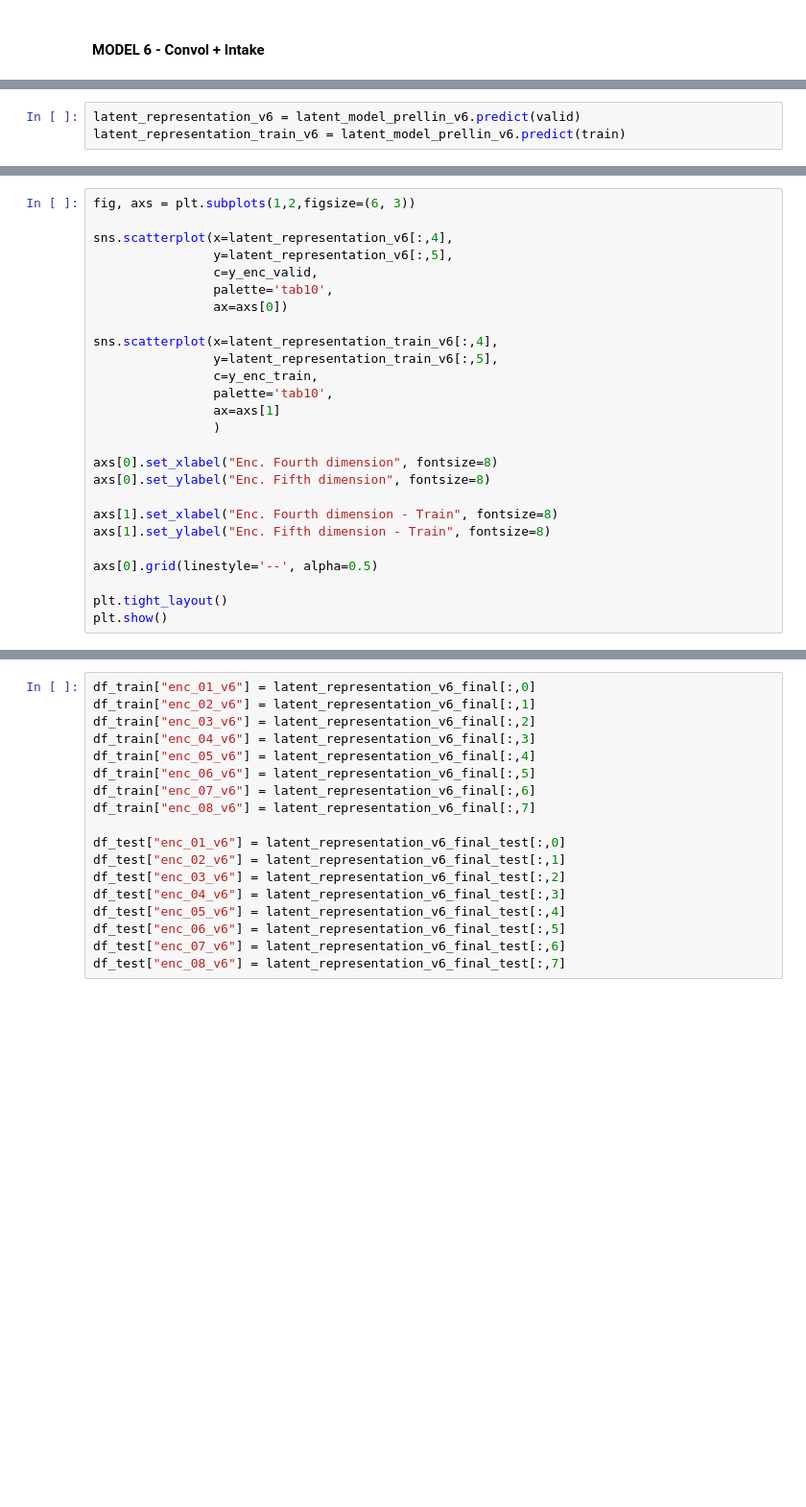
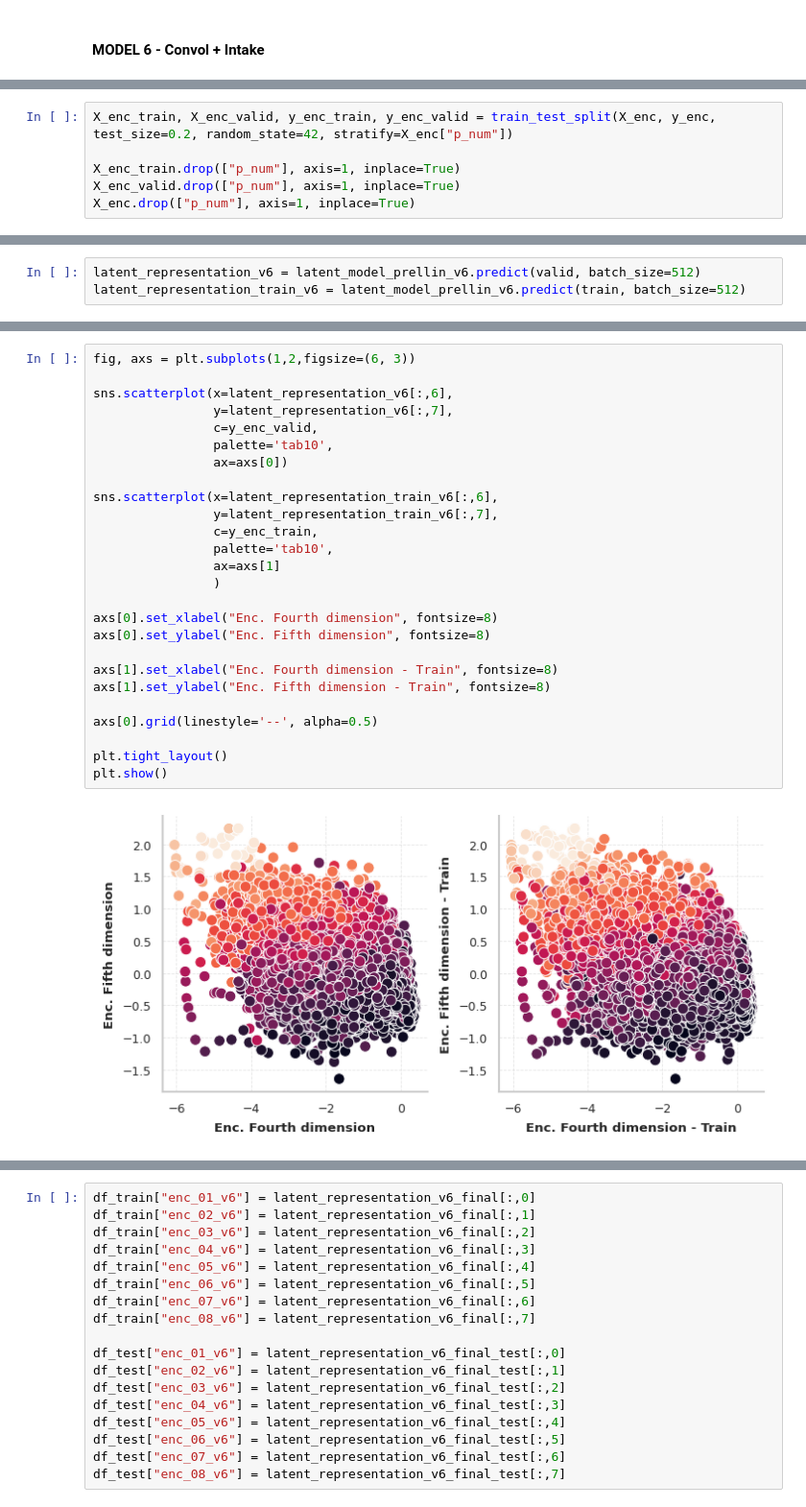
Before and after one commit to fabriziobasso/Colab_backup, a Jupyter notebook: File_00_Clusters_ext.ipynb, the cells around one changed output, grey strips where cells are left out. Shown at 96% size. Saved outputs shown, nothing was run; the diff lists cells and outputs as text; blank space fills up the shorter version.

```diff
--- a/File_00_Clusters_ext.ipynb
+++ b/File_00_Clusters_ext.ipynb
@@ -2194,2 +2234,8 @@ X_enc_train.shape, X_enc_valid.shape, X_enc.shape, y_enc_train.shape, y_enc_vali
+# %%
+X_enc_train, X_enc_valid, y_enc_train, y_enc_valid = train_test_split(X_enc, y_enc, test_size=0.2, random_state=42, stratify=X_enc["p_num"])
+
+X_enc_train.drop(["p_num"], axis=1, inplace=True)
+X_enc_valid.drop(["p_num"], axis=1, inplace=True)
+X_enc.drop(["p_num"], axis=1, inplace=True)
 # %%
 # Assuming your data is in a NumPy array called 'data'
@@ -2295,3 +2383,3 @@ plt.show()
 # %%
-latent_representation_v6 = latent_model_prellin_v6.predict(valid)
-latent_representation_train_v6 = latent_model_prellin_v6.predict(train)
+latent_representation_v6 = latent_model_prellin_v6.predict(valid, batch_size=512)
+latent_representation_train_v6 = latent_model_prellin_v6.predict(train, batch_size=512)
@@ -2324,27 +2417,29 @@ plt.show()
 # %%
 fig, axs = plt.subplots(1,2,figsize=(6, 3))
 
-sns.scatterplot(x=latent_representation_v6[:,4],
-                y=latent_representation_v6[:,5],
+sns.scatterplot(x=latent_representation_v6[:,6],
+                y=latent_representation_v6[:,7],
                 c=y_enc_valid,
                 palette='tab10',
                 ax=axs[0])
 
-sns.scatterplot(x=latent_representation_train_v6[:,4],
-                y=latent_representation_train_v6[:,5],
+sns.scatterplot(x=latent_representation_train_v6[:,6],
+                y=latent_representation_train_v6[:,7],
                 c=y_enc_train,
                 palette='tab10',
                 ax=axs[1]
                 )
 
 axs[0].set_xlabel("Enc. Fourth dimension", fontsize=8)
 axs[0].set_ylabel("Enc. Fifth dimension", fontsize=8)
 
 axs[1].set_xlabel("Enc. Fourth dimension - Train", fontsize=8)
 axs[1].set_ylabel("Enc. Fifth dimension - Train", fontsize=8)
 
 axs[0].grid(linestyle='--', alpha=0.5)
 
 plt.tight_layout()
 plt.show()
+# %% [output]
+[figure, added]
 # %%
```
Also changed, not shown: parts of 111 cells of this notebook.
